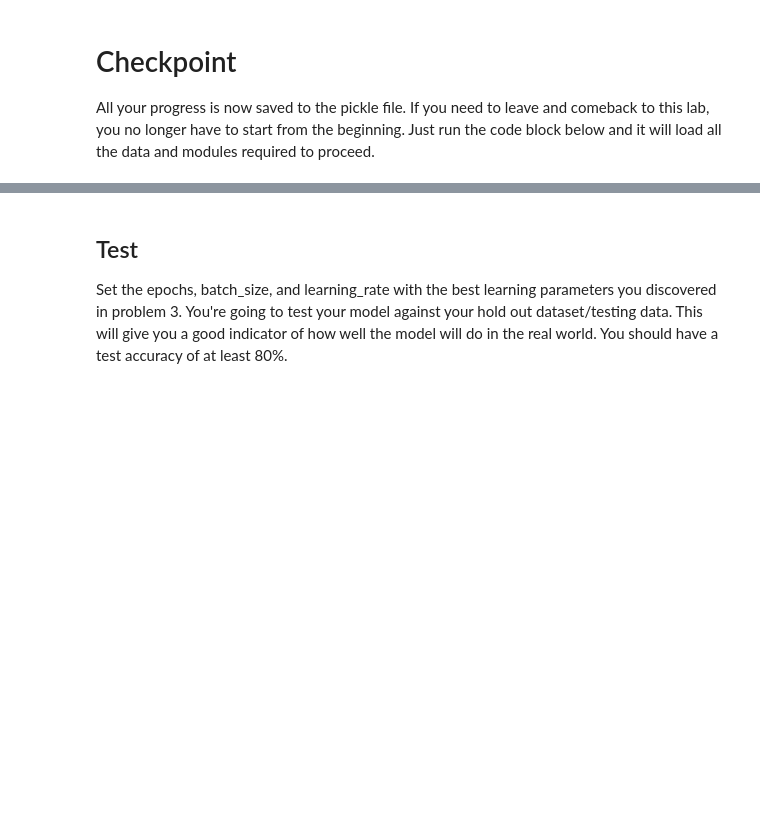
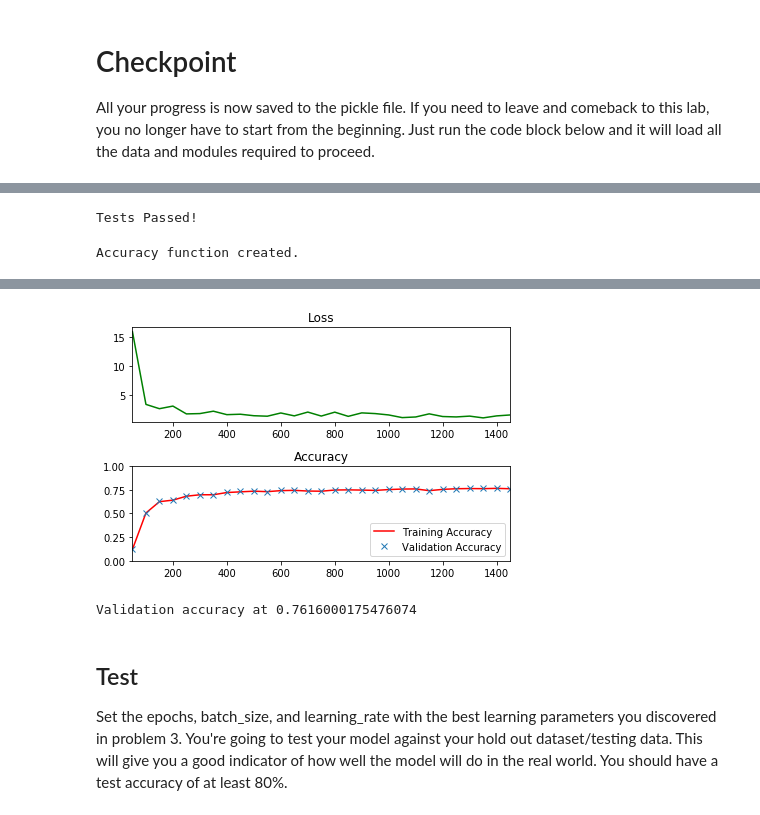
Before and after one commit to SealedSaint/CarND-Term1-TensorFlow-notMNIST, a Jupyter notebook: lab.ipynb, the cells around one changed output, grey strips where cells are left out. Saved outputs shown, nothing was run; the diff lists cells and outputs as text; code cells hidden in the pictures; blank space fills up the shorter version.

Commit message:
Completed the lab so that test accuracty for A-J in notMNIST is 87%

```diff
--- a/lab.ipynb
+++ b/lab.ipynb
@@ -119,7 +127,10 @@ def normalize_grayscale(image_data):
     :return: Normalized image data
     """
     # TODO: Implement Min-Max scaling for grayscale image data
-
+    i_min, i_max = 0, 255
+    f_min, f_max = 0.1, 0.9
+    zero_one_scaled = image_data / 255
+    return zero_one_scaled * (f_max - f_min) + f_min
 
 ### DON'T MODIFY ANYTHING BELOW ###
 # Test Cases
@@ -237,12 +259,12 @@ features_count = 784
 labels_count = 10
 
 # TODO: Set the features and labels tensors
-# features =
-# labels =
+features = tf.placeholder(tf.float32, [None, features_count])
+labels = tf.placeholder(tf.float32, [None, labels_count])
 
 # TODO: Set the weights and biases tensors
-# weights =
-# biases =
+weights = tf.Variable(tf.truncated_normal([features_count, labels_count]))
+biases = tf.Variable(tf.zeros([labels_count]))
 
 
 
@@ -298,6 +320,8 @@ with tf.Session() as session:
 assert not np.count_nonzero(biases_data), 'biases must be zeros'
 
 print('Tests Passed!')
+# %% [output]
+Tests Passed!
 # %%
 # Determine if the predictions are correct
 is_correct_prediction = tf.equal(tf.argmax(prediction, 1), tf.argmax(labels, 1))
@@ -305,6 +329,8 @@ is_correct_prediction = tf.equal(tf.argmax(prediction, 1), tf.argmax(labels, 1))
 accuracy = tf.reduce_mean(tf.cast(is_correct_prediction, tf.float32))
 
 print('Accuracy function created.')
+# %% [output]
+Accuracy function created.
 # %% [markdown]
 <img src="image/learn_rate_tune.png" style="height: 60%;width: 60%">
 ## Problem 3
@@ -347,10 +373,18 @@ The code will print out a Loss and Accuracy graph, so you can see how well the n
 *If you're having trouble solving problem 3, you can view the solution [here](https://github.com/udacity/CarND-TensorFlow-Lab/blob/master/solutions.ipynb).*
 # %%
 # TODO: Find the best parameters for each configuration
-# epochs =
-# batch_size =
-# learning_rate =
+# epochs = 1
+# batch_size = 50
+# learning_rate = .01
 
+# epochs = 1
+# batch_size = 100
+# learning_rate = .5
+
+# 5 = .78
+epochs = 1
+batch_size = 100
+learning_rate = .2
 
 
 ### DON'T MODIFY ANYTHING BELOW ###
@@ -392,33 +426,36 @@ with tf.Session() as session:
             if not batch_i % log_batch_step:
                 # Calculate Training and Validation accuracy
                 training_accuracy = session.run(accuracy, feed_dict=train_feed_dict)
                 validation_accuracy = session.run(accuracy, feed_dict=valid_feed_dict)
 
                 # Log batches
                 previous_batch = batches[-1] if batches else 0
                 batches.append(log_batch_step + previous_batch)
                 loss_batch.append(l)
                 train_acc_batch.append(training_accuracy)
                 valid_acc_batch.append(validation_accuracy)
 
         # Check accuracy against Validation data
         validation_accuracy = session.run(accuracy, feed_dict=valid_feed_dict)
 
 loss_plot = plt.subplot(211)
 loss_plot.set_title('Loss')
 loss_plot.plot(batches, loss_batch, 'g')
 loss_plot.set_xlim([batches[0], batches[-1]])
 acc_plot = plt.subplot(212)
 acc_plot.set_title('Accuracy')
 acc_plot.plot(batches, train_acc_batch, 'r', label='Training Accuracy')
 acc_plot.plot(batches, valid_acc_batch, 'x', label='Validation Accuracy')
 acc_plot.set_ylim([0, 1.0])
 acc_plot.set_xlim([batches[0], batches[-1]])
 acc_plot.legend(loc=4)
 plt.tight_layout()
 plt.show()
 
 print('Validation accuracy at {}'.format(validation_accuracy))
+# %% [output]
+[figure, added]
+Validation accuracy at 0.7616000175476074
 # %% [markdown]
 ## Test
 Set the epochs, batch_size, and learning_rate with the best learning parameters you discovered in problem 3.  You're going to test your model against your hold out dataset/testing data.  This will give you a good indicator of how well the model will do in the real world.  You should have a test accuracy of at least 80%.
```
Also changed, not shown: parts of 8 cells of this notebook.
